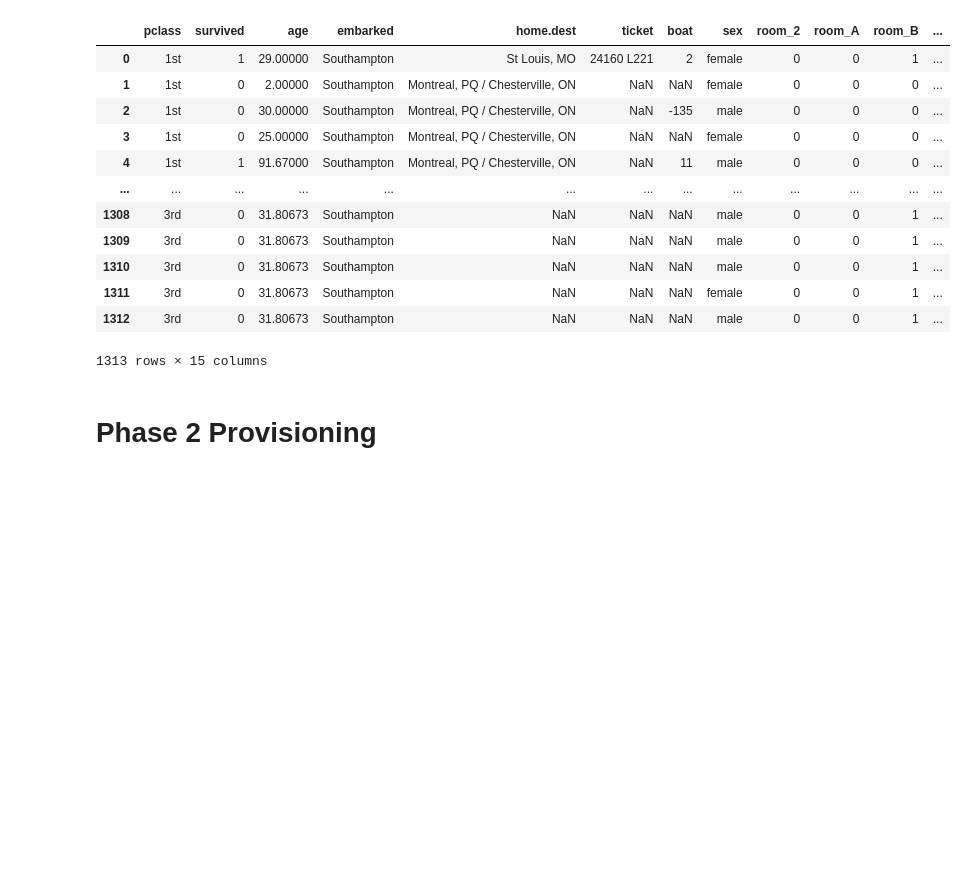
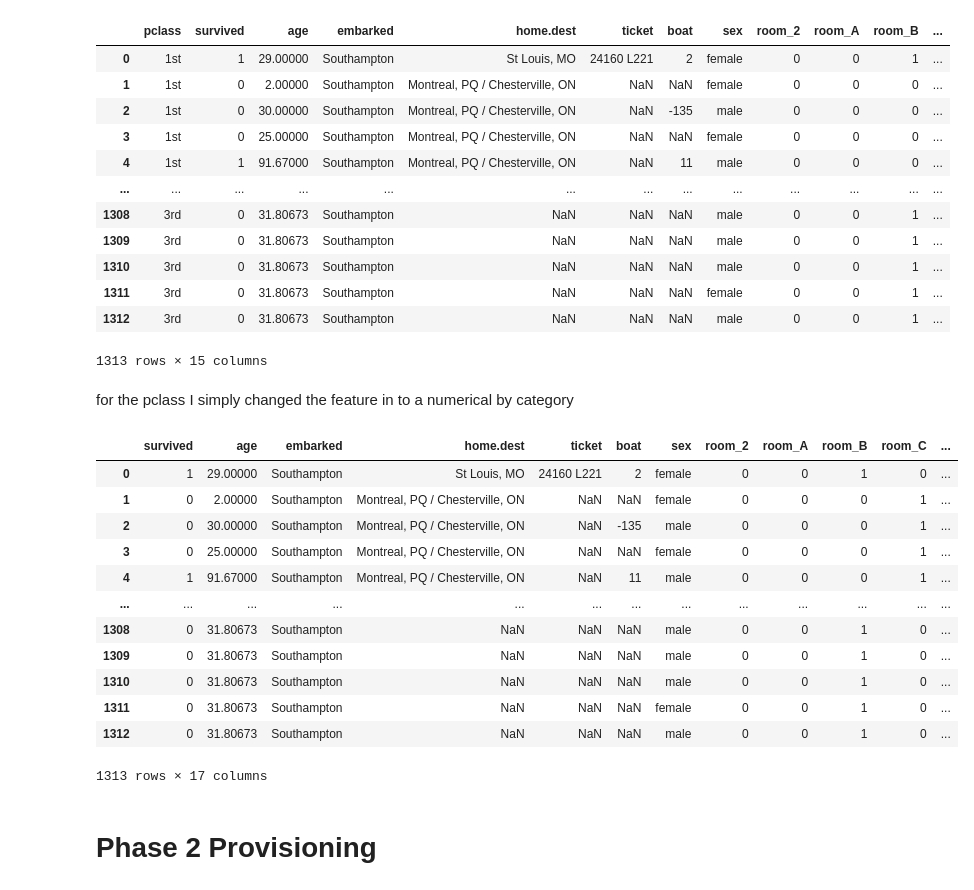
Before and after one commit to kerimcanguney/AI-Exercises, a Jupyter notebook: titanic/titanic 2.ipynb, the cells around one changed output. Cells and saved outputs as stored; diff of their text form; code cells hidden in the pictures; blank space fills up the shorter version.

```diff
--- a/titanic/titanic 2.ipynb
+++ b/titanic/titanic 2.ipynb
@@ -142,6 +142,25 @@ df
 | 1311 | 3rd | 0 | 31.80673 | Southampton | NaN | NaN | NaN | female | 0 | 0 | 1 | ... |
 | 1312 | 3rd | 0 | 31.80673 | Southampton | NaN | NaN | NaN | male | 0 | 0 | 1 | ... |
 1313 rows × 15 columns
+# %% [markdown]
+for the pclass I simply changed the feature in to a numerical by category
+# %%
+df= pandas.get_dummies(df, columns=['pclass'])
+df
+# %% [output]
+|  | survived | age | embarked | home.dest | ticket | boat | sex | room_2 | room_A | room_B | room_C | ... |
+| 0 | 1 | 29.00000 | Southampton | St Louis, MO | 24160 L221 | 2 | female | 0 | 0 | 1 | 0 | ... |
+| 1 | 0 | 2.00000 | Southampton | Montreal, PQ / Chesterville, ON | NaN | NaN | female | 0 | 0 | 0 | 1 | ... |
+| 2 | 0 | 30.00000 | Southampton | Montreal, PQ / Chesterville, ON | NaN | -135 | male | 0 | 0 | 0 | 1 | ... |
+| 3 | 0 | 25.00000 | Southampton | Montreal, PQ / Chesterville, ON | NaN | NaN | female | 0 | 0 | 0 | 1 | ... |
+| 4 | 1 | 91.67000 | Southampton | Montreal, PQ / Chesterville, ON | NaN | 11 | male | 0 | 0 | 0 | 1 | ... |
+| ... | ... | ... | ... | ... | ... | ... | ... | ... | ... | ... | ... | ... |
+| 1308 | 0 | 31.80673 | Southampton | NaN | NaN | NaN | male | 0 | 0 | 1 | 0 | ... |
+| 1309 | 0 | 31.80673 | Southampton | NaN | NaN | NaN | male | 0 | 0 | 1 | 0 | ... |
+| 1310 | 0 | 31.80673 | Southampton | NaN | NaN | NaN | male | 0 | 0 | 1 | 0 | ... |
+| 1311 | 0 | 31.80673 | Southampton | NaN | NaN | NaN | female | 0 | 0 | 1 | 0 | ... |
+| 1312 | 0 | 31.80673 | Southampton | NaN | NaN | NaN | male | 0 | 0 | 1 | 0 | ... |
+1313 rows × 17 columns
 # %% [markdown]
 # Phase 2 Provisioning
 # %% [markdown]
```
Also changed, not shown: parts of 1 cell of this notebook.
